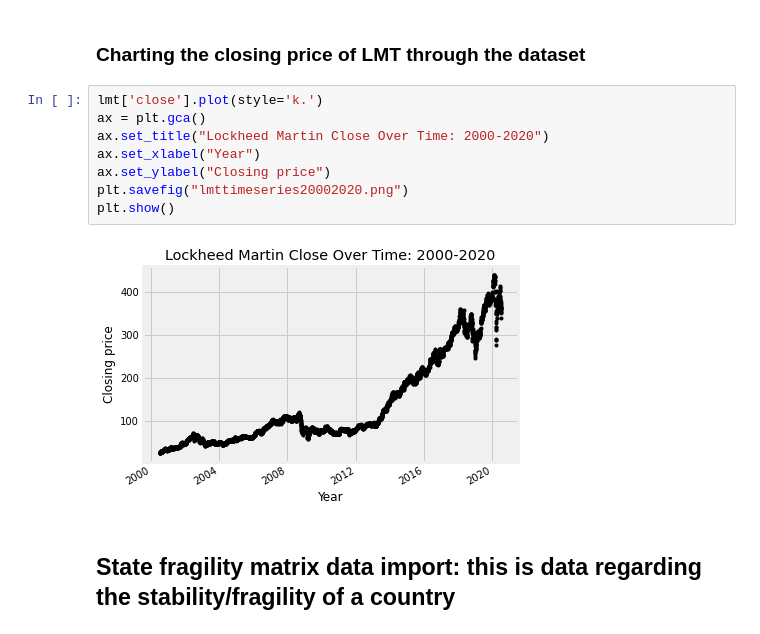
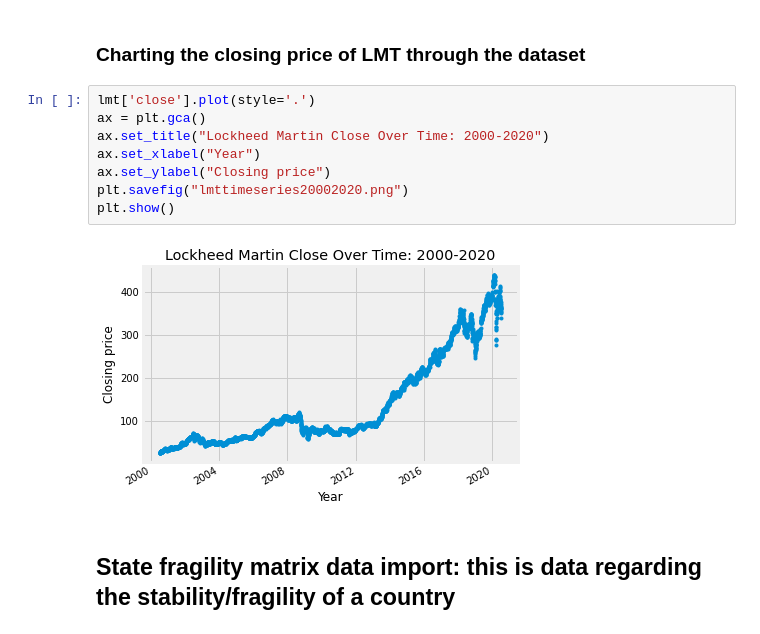
Before and after one commit to MichaelBurak/regime_changes, a Jupyter notebook: regime_changes.ipynb, the cells around one changed output. Drawn from its saved outputs; the diff is of its cells as text.

```diff
--- a/regime_changes.ipynb
+++ b/regime_changes.ipynb
@@ -232,15 +197,15 @@ DatetimeIndex(['2000-07-07', '2000-07-10', '2000-07-11', '2000-07-12',
 # %% [markdown]
 ### Charting the closing price of LMT through the dataset
 # %%
-lmt['close'].plot(style='k.')
+lmt['close'].plot(style='.')
 ax = plt.gca()
 ax.set_title("Lockheed Martin Close Over Time: 2000-2020")
 ax.set_xlabel("Year")
 ax.set_ylabel("Closing price")
 plt.savefig("lmttimeseries20002020.png")
 plt.show()
 # %% [output]
-[figure, old version]
+[figure, new version]
 # %% [markdown]
 ## State fragility matrix data import: this is data regarding the stability/fragility of a country
 # %%
```
Also changed, not shown: parts of 121 cells of this notebook, 6 other files.
